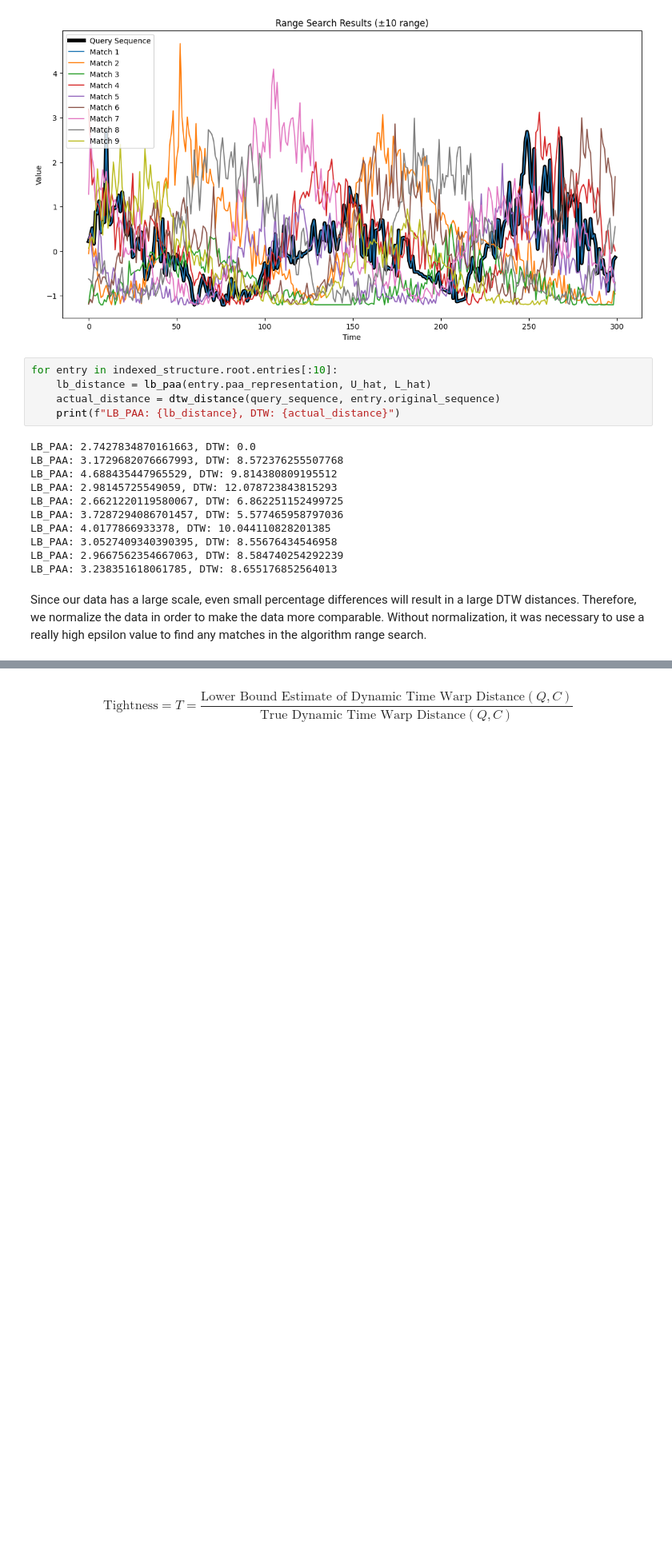
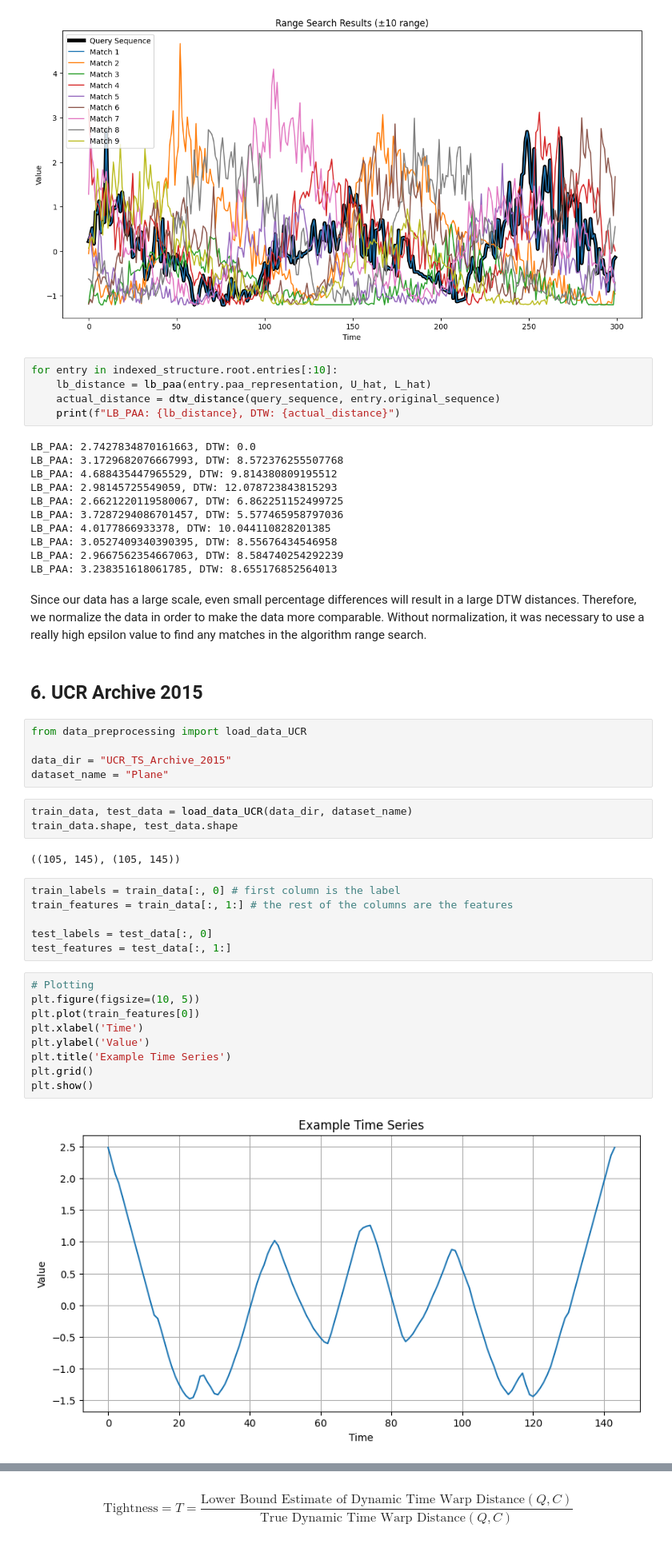
Before and after one commit to arturpescador/exact-indexing-of-dynamic-time-warping, a Jupyter notebook: notebook.ipynb, the cells around one changed output, grey strips where cells are left out. Shown at 80% size. Drawn from its saved outputs; the diff is of its cells as text; blank space fills up the shorter version.

```diff
--- a/notebook.ipynb
+++ b/notebook.ipynb
@@ -255,3 +255,32 @@ LB_PAA: 2.9667562354667063, DTW: 8.584740254292239
 LB_PAA: 3.238351618061785, DTW: 8.655176852564013
 # %% [markdown]
 Since our data has a large scale, even small percentage differences will result in a large DTW distances. Therefore, we normalize the data in order to make the data more comparable. Without normalization, it was necessary to use a really high epsilon value to find any matches in the algorithm range search.
+# %% [markdown]
+## 6. UCR Archive 2015
+# %%
+from data_preprocessing import load_data_UCR
+
+data_dir = "UCR_TS_Archive_2015"
+dataset_name = "Plane"
+# %%
+train_data, test_data = load_data_UCR(data_dir, dataset_name)
+train_data.shape, test_data.shape
+# %% [output]
+((105, 145), (105, 145))
+# %%
+train_labels = train_data[:, 0] # first column is the label
+train_features = train_data[:, 1:] # the rest of the columns are the features
+
+test_labels = test_data[:, 0]
+test_features = test_data[:, 1:]
+# %%
+# Plotting
+plt.figure(figsize=(10, 5))
+plt.plot(train_features[0])
+plt.xlabel('Time')
+plt.ylabel('Value')
+plt.title('Example Time Series')
+plt.grid()
+plt.show()
+# %% [output]
+[figure, added]
```
Also changed, not shown: parts of 24 cells of this notebook, 5 other files.
